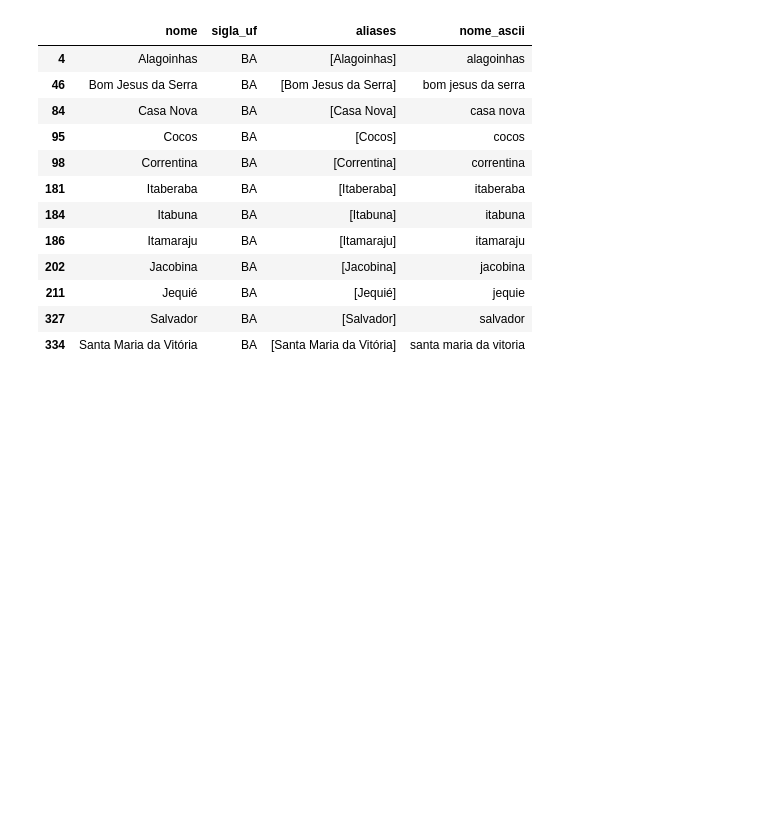
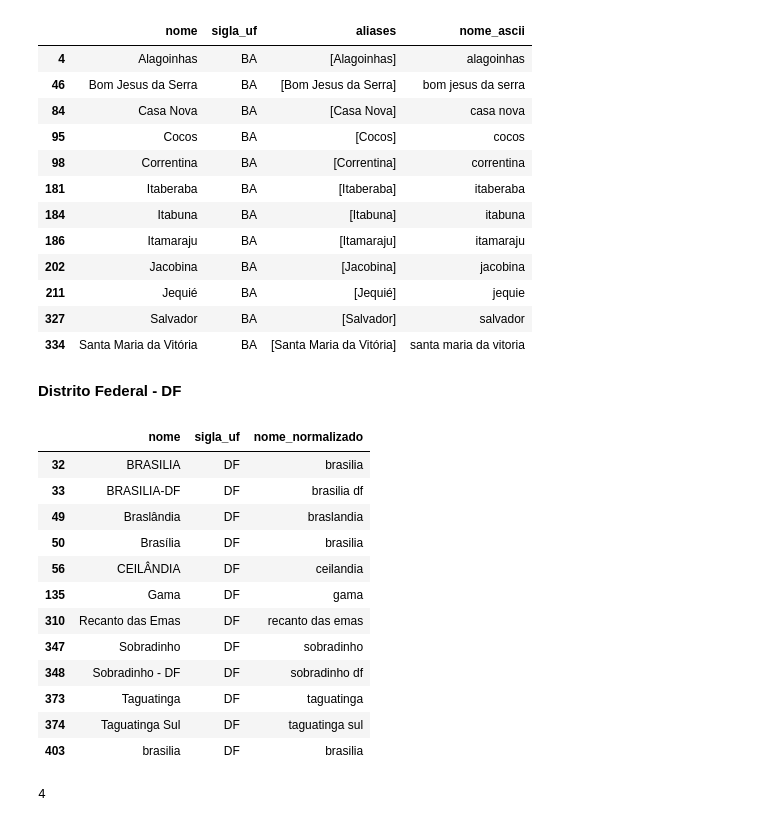
Before and after one commit to marcelsby/tcc-ifg-kg, a Jupyter notebook: notebooks/ifg_produz/Preprocessing UFs e Cidades.ipynb, the cells around one changed output. Saved outputs shown, nothing was run; the diff lists cells and outputs as text; code cells hidden in the pictures; blank space fills up the shorter version.

```diff
--- a/notebooks/ifg_produz/Preprocessing UFs e Cidades.ipynb
+++ b/notebooks/ifg_produz/Preprocessing UFs e Cidades.ipynb
@@ -273,3 +273,23 @@ cidades_ba_final
 | 211 | Jequié | BA | [Jequié] | jequie |
 | 327 | Salvador | BA | [Salvador] | salvador |
 | 334 | Santa Maria da Vitória | BA | [Santa Maria da Vitória] | santa maria da vitoria |
+# %% [markdown]
+**Distrito Federal - DF**
+# %%
+cidades_df = cidades[cidades['sigla_uf'] == 'DF']
+# %%
+cidades_df
+# %% [output]
+|  | nome | sigla_uf | nome_normalizado |
+| 32 | BRASILIA | DF | brasilia |
+| 33 | BRASILIA-DF | DF | brasilia df |
+| 49 | Braslândia | DF | braslandia |
+| 50 | Brasília | DF | brasilia |
+| 56 | CEILÂNDIA | DF | ceilandia |
+| 135 | Gama | DF | gama |
+| 310 | Recanto das Emas | DF | recanto das emas |
+| 347 | Sobradinho | DF | sobradinho |
+| 348 | Sobradinho - DF | DF | sobradinho df |
+| 373 | Taguatinga | DF | taguatinga |
+| 374 | Taguatinga Sul | DF | taguatinga sul |
+| 403 | brasilia | DF | brasilia |
@@ -275,0 +307,4 @@ cidades_ba_final
+# %%
+cidades_df['nome_normalizado'].apply(get_first_token_length).min()
+# %% [output]
+4
```
Also changed, not shown: parts of 19 cells of this notebook, 1 other file.
